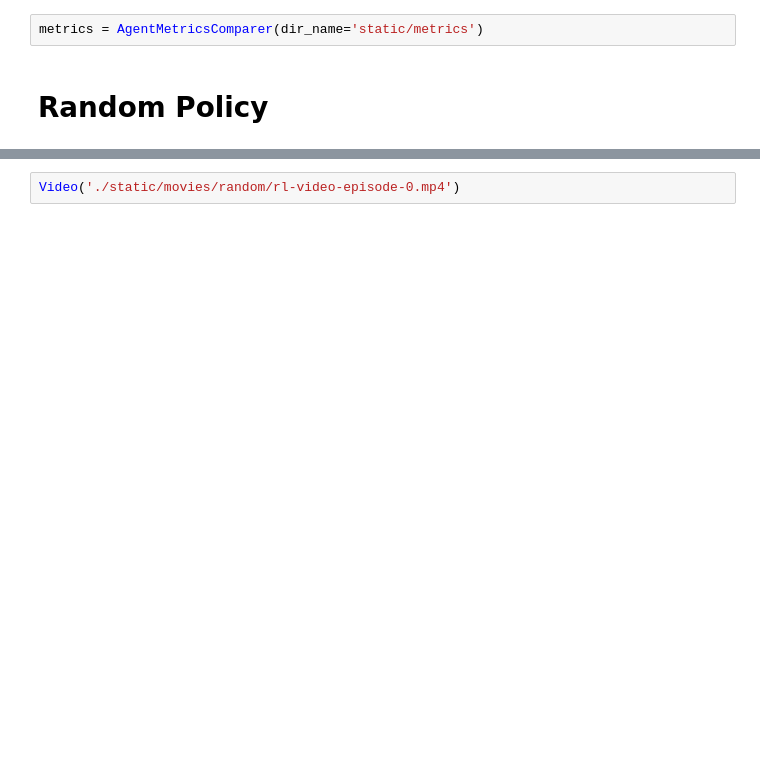
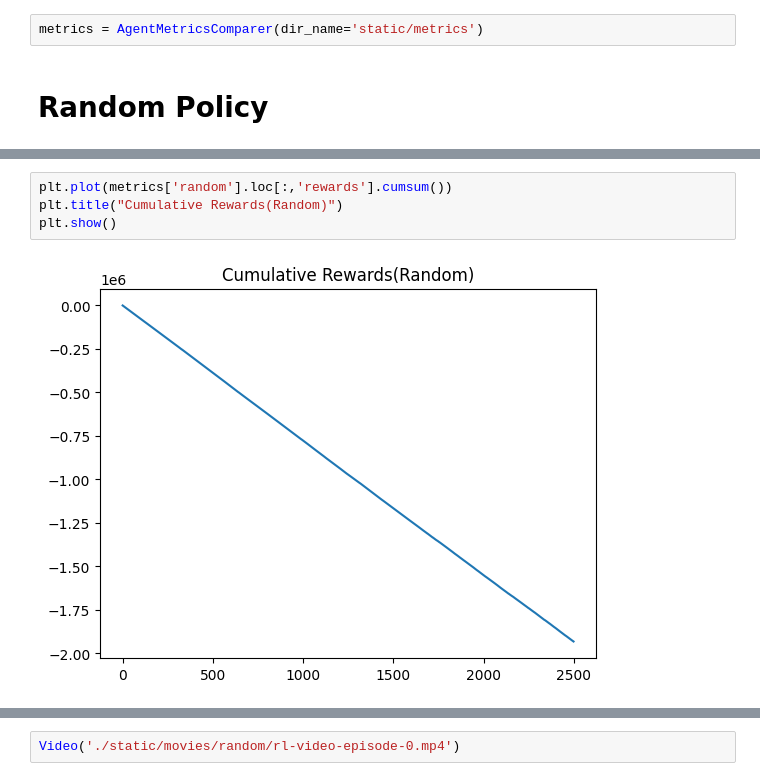
Before and after one commit to SeanMarcusJensen/ACIT4610_Portifolio_KMHS, a Jupyter notebook: problem_4/main.ipynb, the cells around one changed output, grey strips where cells are left out. Cells and saved outputs as stored; diff of their text form; blank space fills up the shorter version.

```diff
--- a/problem_4/main.ipynb
+++ b/problem_4/main.ipynb
@@ -119,0 +174,6 @@ metrics.plot('random')
+# %%
+plt.plot(metrics['random'].loc[:,'rewards'].cumsum())
+plt.title("Cumulative Rewards(Random)")
+plt.show()
+# %% [output]
+[figure, added]
```
Also changed, not shown: parts of 48 cells of this notebook, 31 other files.
